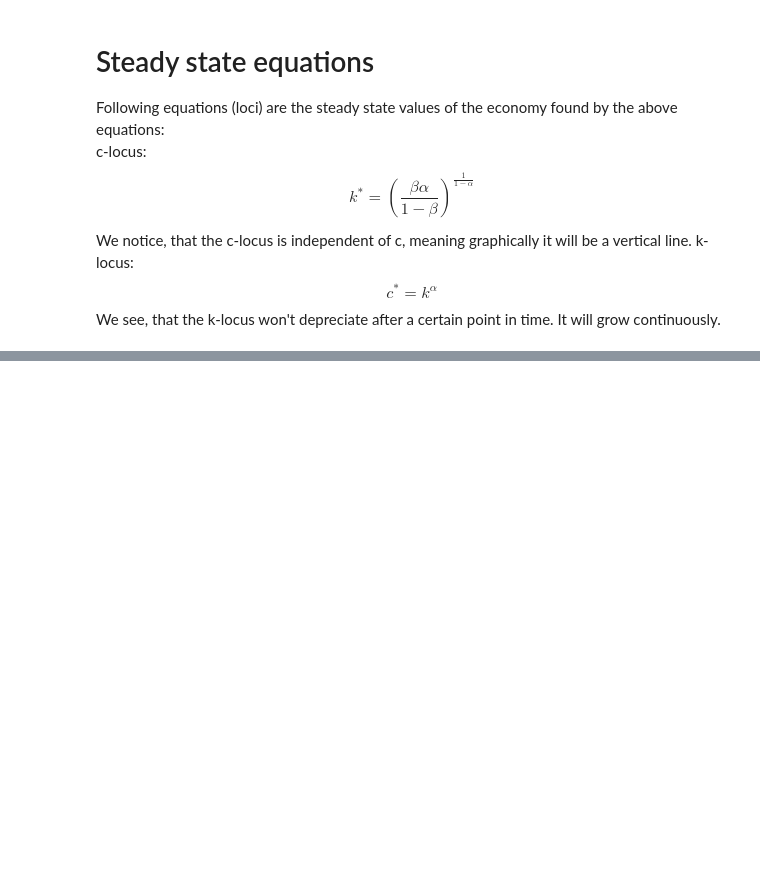
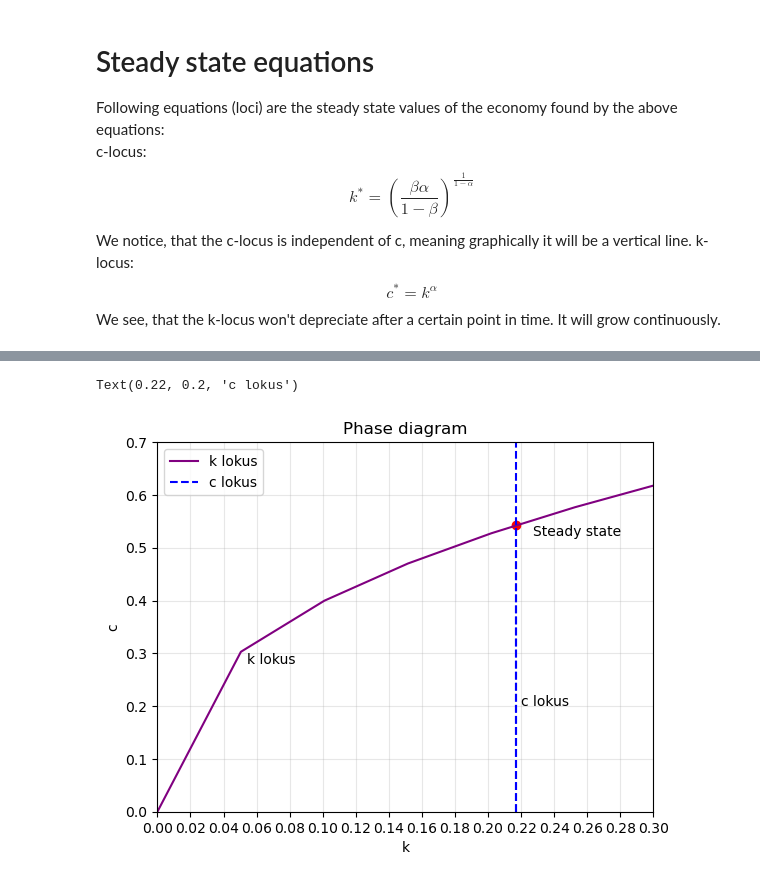
Before and after one commit to NumEconCopenhagen/projects-2023-leif, a Jupyter notebook: modelproject/fredeattemt.ipynb, the cells around one changed output, grey strips where cells are left out. Cells and saved outputs as stored; diff of their text form; code cells hidden in the pictures; blank space fills up the shorter version.

```diff
--- a/modelproject/fredeattemt.ipynb
+++ b/modelproject/fredeattemt.ipynb
@@ -221,25 +202,28 @@ Text(0.25, 1.3, 'c lokus')
 # %%
 # Plot
-k = np.linspace(0, 5, 100)
-c = fr.c_lokus(fr.params["model1"]["alpha"], fr.params["model1"]["beta"])
+kB2 = np.linspace(0, 5, 100)
+cB2 = fr.c_lokusB2(fr.paramsB2["modelB2"]["alphaB2"], fr.paramsB2["modelB2"]["betaB2"])
 fig, ax = plt.subplots()
-ax.plot(k, fr.k_lokus(k, fr.params["model1"]["alpha"]), color="purple", label="k lokus")
-ax.plot([c, c], [fr.k_lokus(0, fr.params["model1"]["alpha"]), fr.k_lokus(c, fr.params["model1"]["alpha"])], "--", color="blue", label="c lokus")
-ax.axvline(x=fr.ss[0], color="blue", linestyle="--", alpha=1)
-ax.scatter(fr.ss[0], fr.ss[1], marker="o", color="red")
+ax.plot(kB2, fr.k_lokusB2(kB2, fr.paramsB2["modelB2"]["alphaB2"]), color="purple", label="k lokus")
+ax.plot([cB2, cB2], [fr.k_lokusB2(0, fr.paramsB2["modelB2"]["alphaB2"]), fr.k_lokusB2(cB2, fr.paramsB2["modelB2"]["alphaB2"])], "--", color="blue", label="c lokus")
+ax.axvline(x=fr.ssB2[0], color="blue", linestyle="--", alpha=1)
+ax.scatter(fr.ssB2[0], fr.ssB2[1], marker="o", color="red")
 ax.set_xlabel("k")
 ax.set_ylabel("c")
 ax.set_title("Phase diagram")
 ax.legend()
 
 # Set axis limits and tick positions
-ax.set_xlim([0, 5])
-ax.set_xticks(np.arange(0, 5.5, 0.5))
-ax.set_ylim([0, 2.0])
-ax.set_yticks(np.arange(0, 2.0, 0.5))
+ax.set_xlim([0, 0.3])  # Set x-axis limits from 0 to 0.5
+ax.set_xticks(np.arange(0, 0.32, 0.02))  # Adjust x-axis tick positions
+ax.set_ylim([0, 0.7])
+ax.set_yticks(np.arange(0, 0.8, 0.1))
 ax.grid(alpha=0.3)
 
 # Add text labels
-ax.text(fr.ss[0]+0.1, fr.ss[1]-0.05, "Steady state")
-ax.text(3.3, 1.4, "k lokus")
-ax.text(0.25, 1.3, "c lokus")
+ax.text(fr.ssB2[0]+0.01, fr.ssB2[1]-0.02, "Steady state")
+ax.text(0.054, 0.28, "k lokus")
+ax.text(0.22, 0.2, "c lokus")
+# %% [output]
+Text(0.22, 0.2, 'c lokus')
+[figure, added]
```
Also changed, not shown: parts of 23 cells of this notebook, 3 other files.
